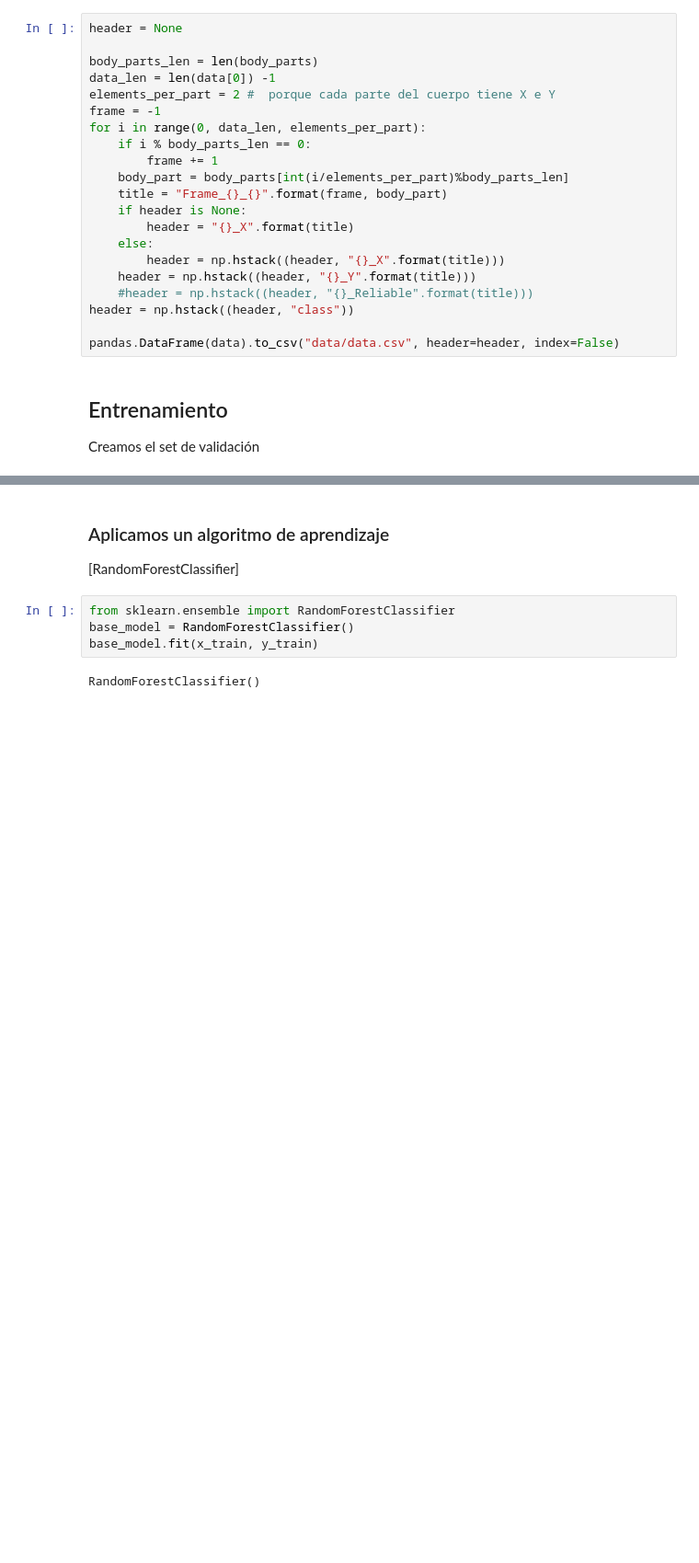
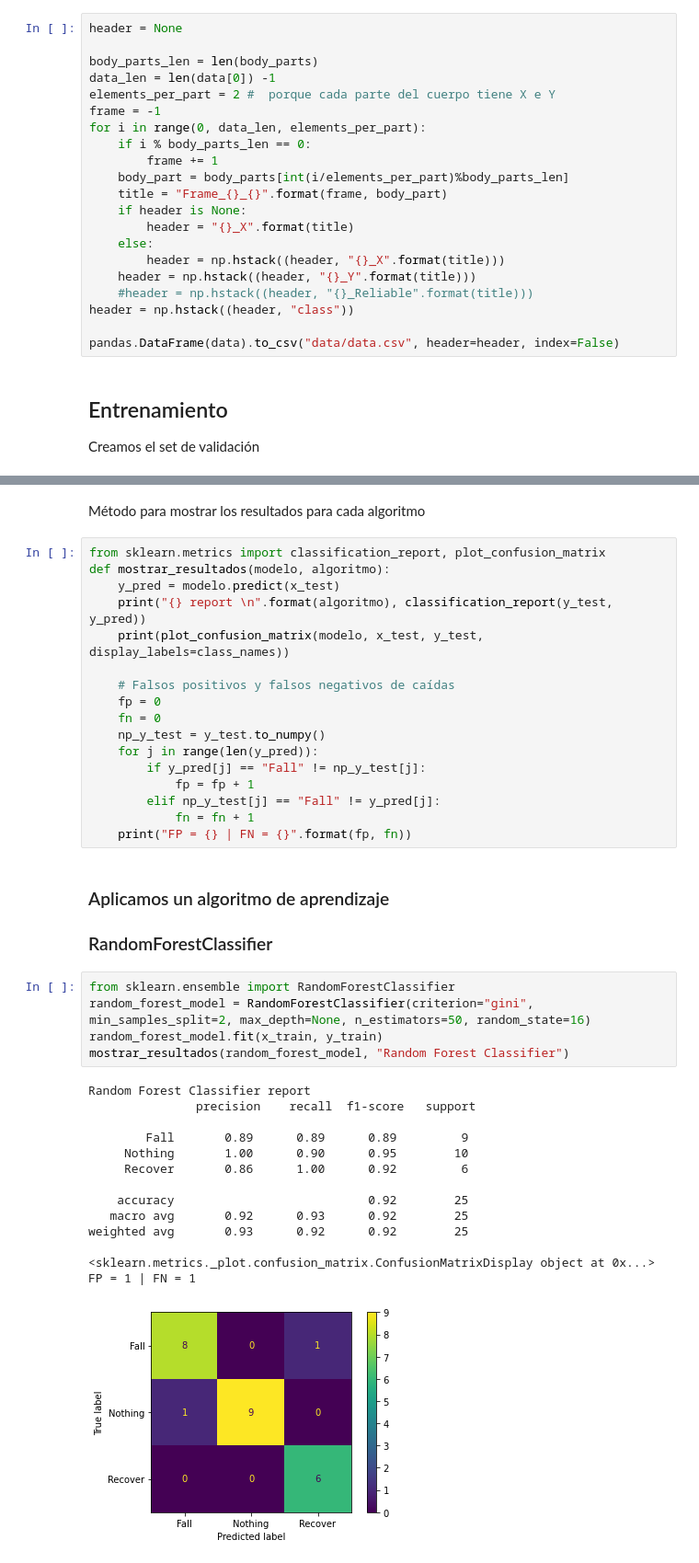
Before and after one commit to RaquelGG/Fall-Detector, a Jupyter notebook: human_state_classifier/train.ipynb, the cells around one changed output, grey strips where cells are left out. Shown: that part at 92% size. Cells and saved outputs as stored; diff of their text form; blank space fills up the shorter version.

```diff
--- a/human_state_classifier/train.ipynb
+++ b/human_state_classifier/train.ipynb
@@ -115,12 +102,45 @@ data = pandas.read_csv("data/data.csv")
 y = data[:]['class']
 data = data.iloc[: , :-1]
 x_train, x_test, y_train, y_test = train_test_split(data, y, random_state=42, test_size=0.2)
+# %% [markdown]
+Método para mostrar los resultados para cada algoritmo
+# %%
+from sklearn.metrics import classification_report, plot_confusion_matrix
+def mostrar_resultados(modelo, algoritmo):
+    y_pred = modelo.predict(x_test)
+    print("{} report \n".format(algoritmo), classification_report(y_test, y_pred))
+    print(plot_confusion_matrix(modelo, x_test, y_test, display_labels=class_names))
+
+    # Falsos positivos y falsos negativos de caídas
+    fp = 0
+    fn = 0
+    np_y_test = y_test.to_numpy()
+    for j in range(len(y_pred)):
+        if y_pred[j] == "Fall" != np_y_test[j]:
+            fp = fp + 1
+        elif np_y_test[j] == "Fall" != y_pred[j]:
+            fn = fn + 1
+    print("FP = {} | FN = {}".format(fp, fn))
 # %% [markdown]
 ### Aplicamos un algoritmo de aprendizaje
-[RandomForestClassifier]
+### RandomForestClassifier
 # %%
 from sklearn.ensemble import RandomForestClassifier
-base_model = RandomForestClassifier()
-base_model.fit(x_train, y_train)
+random_forest_model = RandomForestClassifier(criterion="gini", min_samples_split=2, max_depth=None, n_estimators=50, random_state=16)
+random_forest_model.fit(x_train, y_train)
+mostrar_resultados(random_forest_model, "Random Forest Classifier")
 # %% [output]
-RandomForestClassifier()
+Random Forest Classifier report
+               precision    recall  f1-score   support
+
+        Fall       0.89      0.89      0.89         9
+     Nothing       1.00      0.90      0.95        10
+     Recover       0.86      1.00      0.92         6
+
+    accuracy                           0.92        25
+   macro avg       0.92      0.93      0.92        25
+weighted avg       0.93      0.92      0.92        25
+
+<sklearn.metrics._plot.confusion_matrix.ConfusionMatrixDisplay object at 0x...>
+FP = 1 | FN = 1
+[figure, added]
```
Also changed, not shown: parts of 16 cells of this notebook, 5 other files.
